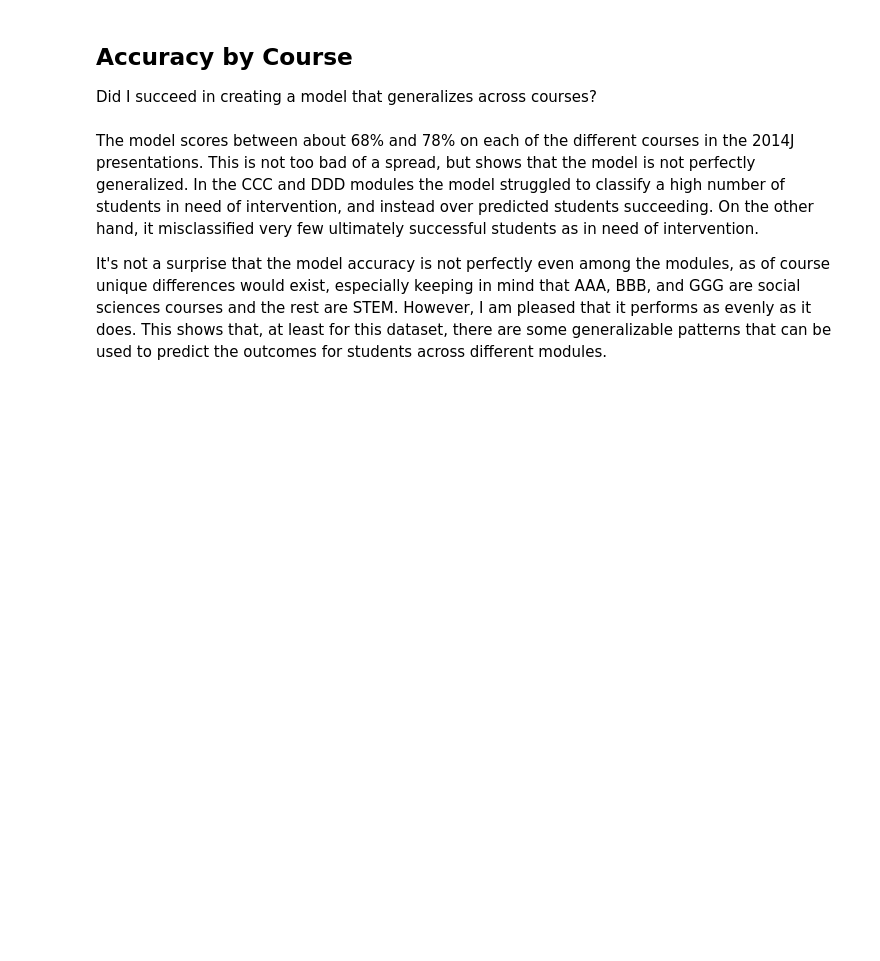
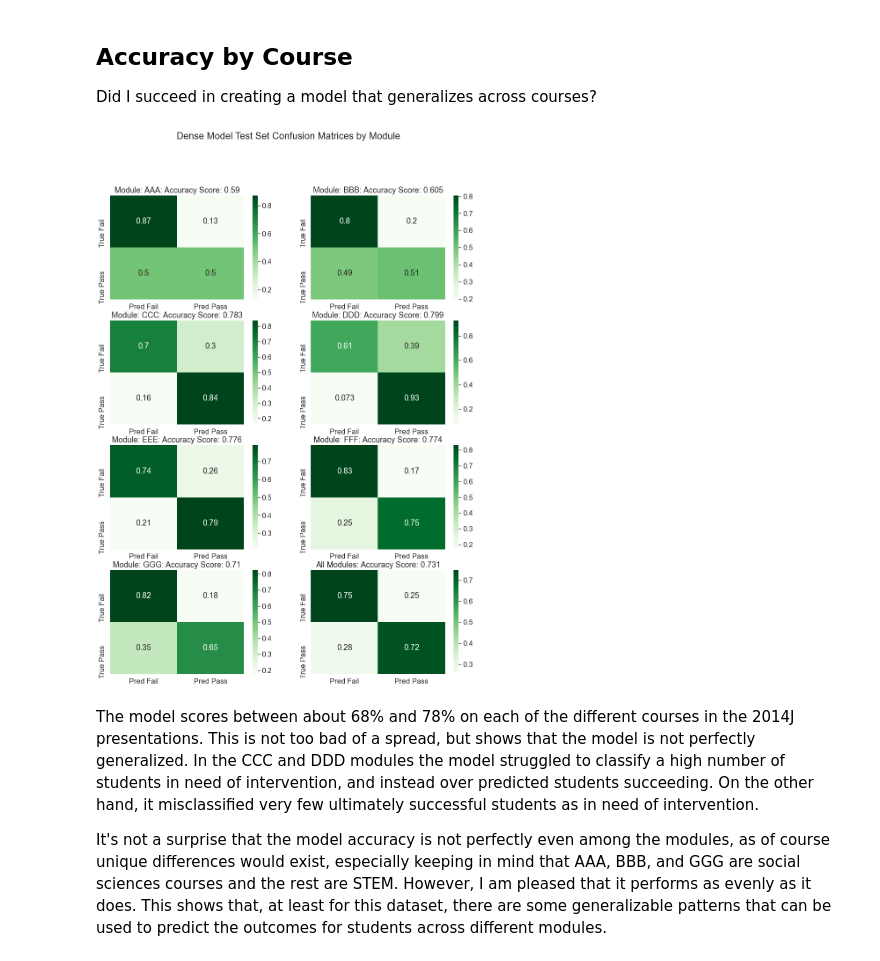
Before and after one commit to Caellwyn/ou_student_predictions, a Jupyter notebook: report/report_notebook.ipynb, the cells around one changed output. Saved outputs shown, nothing was run; the diff lists cells and outputs as text; code cells hidden in the pictures; blank space fills up the shorter version.

```diff
--- a/report/report_notebook.ipynb
+++ b/report/report_notebook.ipynb
@@ -593,33 +647,35 @@ plt.savefig('../figures/accuracy_prediction_window_tradeoff.png')
 Did I succeed in creating a model that generalizes across courses?
 # %%
 
-model = keras.models.load_model(f'../models/densemodel{j}.h5')
+model = keras.models.load_model(f'../models/densemodel8.h5')
 y_pred = np.round(model.predict(X_test_transformed))
 eval_df = test_df
 eval_df['final_result'] = y_test_binary
 eval_df['prediction'] = y_pred.astype(int)
 modules = eval_df['code_module'].unique()
 course_acc = pd.DataFrame(columns = ['score'], index = modules)
 fig, axes = plt.subplots(4,2, figsize = (15,20))
 axes = axes.ravel()
 for i, module in enumerate(modules):
     preds = eval_df[eval_df['code_module'] == module]['prediction']
     trues = eval_df[eval_df['code_module'] == module]['final_result']
     accuracy = accuracy_score(trues,preds)
     course_acc.loc[module,'score'] = accuracy
     plot_confusion(trues,preds, ax = axes[i])
     axes[i].set_title(f'Module: {module}: Accuracy Score: {round(accuracy,3)}')
     axes[i].set_yticklabels(['True Fail', 'True Pass'])
     axes[i].set_xticklabels(['Pred Fail','Pred Pass'])
 plot_confusion(y_test_binary, y_pred, ax = axes[-1])
 accuracy = accuracy_score(y_test_binary, y_pred)
 axes[-1].set_title(f'All Modules: Accuracy Score: {round(accuracy,3)}')
 axes[-1].set_yticklabels(['True Fail', 'True Pass'])
 axes[-1].set_xticklabels(['Pred Fail','Pred Pass'])
 plt.tight_layout(rect = [0,0,0,0])
 plt.savefig('../figures/best_dense_course_confmats.png')
 plt.suptitle(f'Dense Model Test Set Confusion Matrices by Module')
 plt.show()
+# %% [output]
+[figure, added]
 # %% [markdown]
 The model scores between about 68% and 78% on each of the different courses in the 2014J presentations.  This is not too bad of a spread, but shows that the model is not perfectly generalized.  In the CCC and DDD modules the model struggled to classify a high number of students in need of intervention, and instead over predicted students succeeding.  On the other hand, it misclassified very few ultimately successful students as in need of intervention.
 
```
Also changed, not shown: parts of 6 cells of this notebook, 36 other files.
